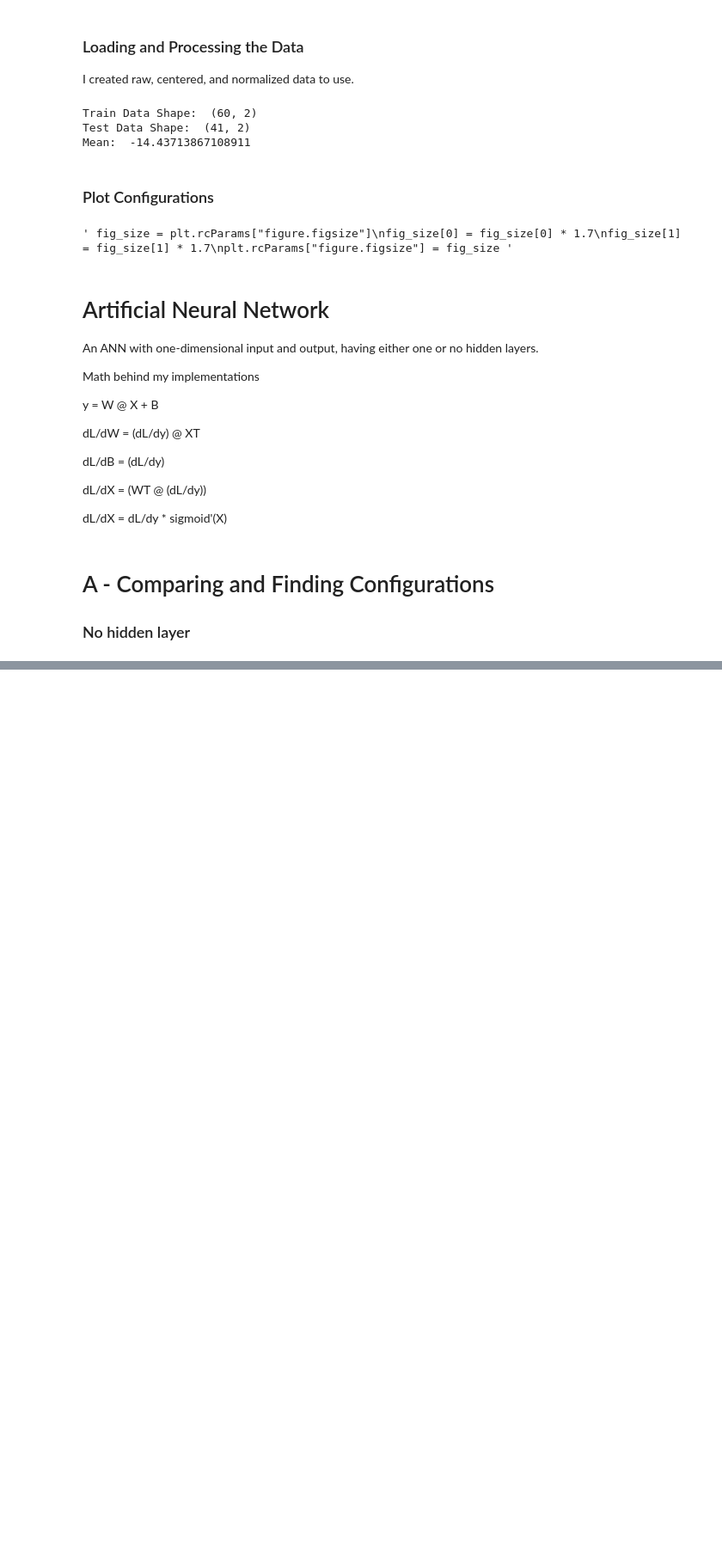
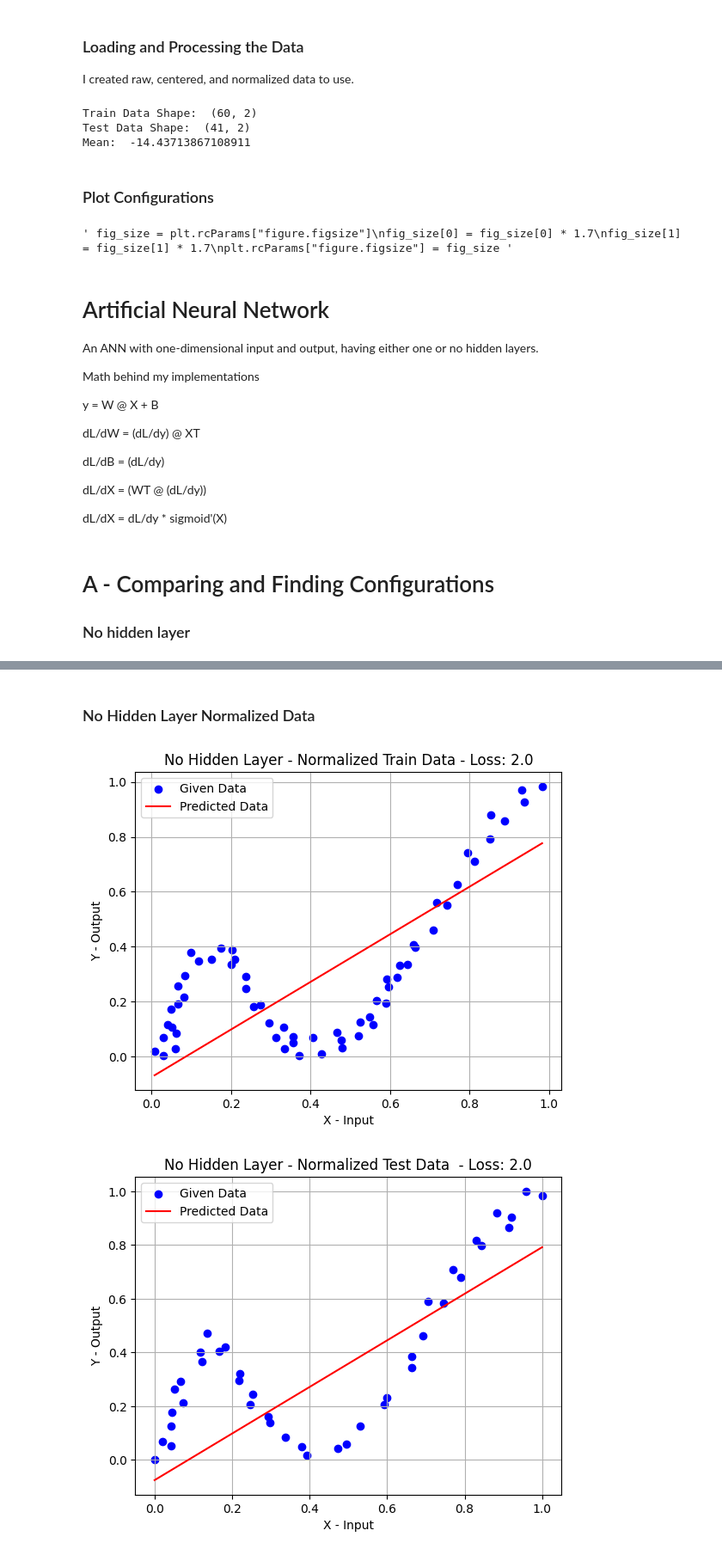
Before and after one commit to gorkemsolun/Supervised-Learning, a Jupyter notebook: GE461_Project3_Gorkem_Kadir_Solun_22003214.ipynb, the cells around one changed output, grey strips where cells are left out. Shown at 86% size. Cells and saved outputs as stored; diff of their text form; code cells hidden in the pictures; blank space fills up the shorter version.

```diff
--- a/GE461_Project3_Gorkem_Kadir_Solun_22003214.ipynb
+++ b/GE461_Project3_Gorkem_Kadir_Solun_22003214.ipynb
@@ -281,0 +295,35 @@ artificialNeuralNetwork.plot(
+# %% [markdown]
+### No Hidden Layer Normalized Data
+# %%
+# Prepare the normalized data for training
+train_input_normalized = normalized_train_data[:, 0].reshape(-1, 1)
+train_output_normalized = normalized_train_data[:, 1].reshape(-1, 1)
+test_input_normalized = normalized_test_data[:, 0].reshape(-1, 1)
+test_output_normalized = normalized_test_data[:, 1].reshape(-1, 1)
+
+# Train the network with no hidden layer using the normalized training data
+artificialNeuralNetwork_normalized = ArtificialNeuralNetwork()
+artificialNeuralNetwork_normalized.train(
+    train_input_normalized,
+    train_output_normalized,
+)
+
+# Plot the predicted output of the network with no hidden layer using the normalized data
+artificialNeuralNetwork_normalized.plot(
+    train_input_normalized,
+    train_output_normalized,
+    title=f"No Hidden Layer - Normalized Train Data - Loss: {
+        artificialNeuralNetwork_normalized.sum_squared_error(train_output_normalized, artificialNeuralNetwork_normalized.predict(train_input_normalized))
+        }",
+)
+
+artificialNeuralNetwork_normalized.plot(
+    test_input_normalized,
+    test_output_normalized,
+    title=f"No Hidden Layer - Normalized Test Data  - Loss: {
+        artificialNeuralNetwork_normalized.sum_squared_error(test_output_normalized, artificialNeuralNetwork_normalized.predict(test_input_normalized))
+        }",
+)
+# %% [output]
+[figure, added]
+[figure, added]
```
Also changed, not shown: parts of 16 cells of this notebook, 1 other file.
